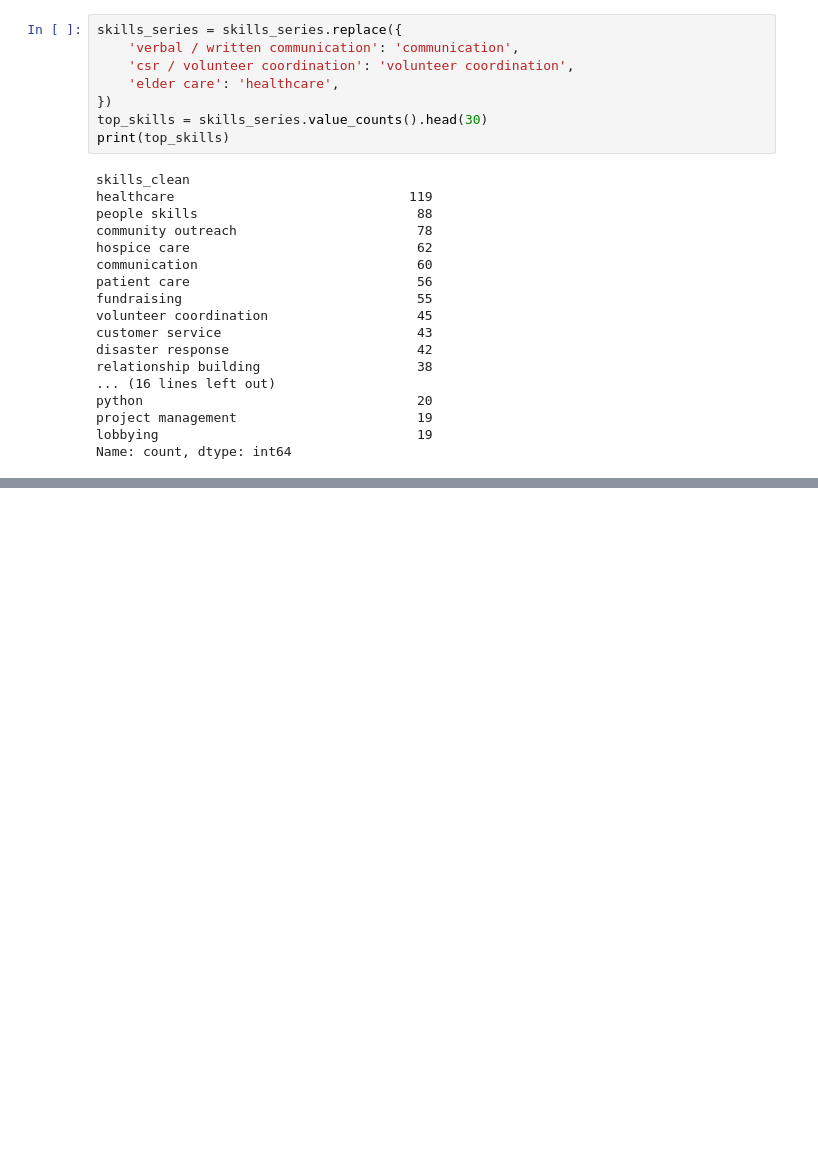
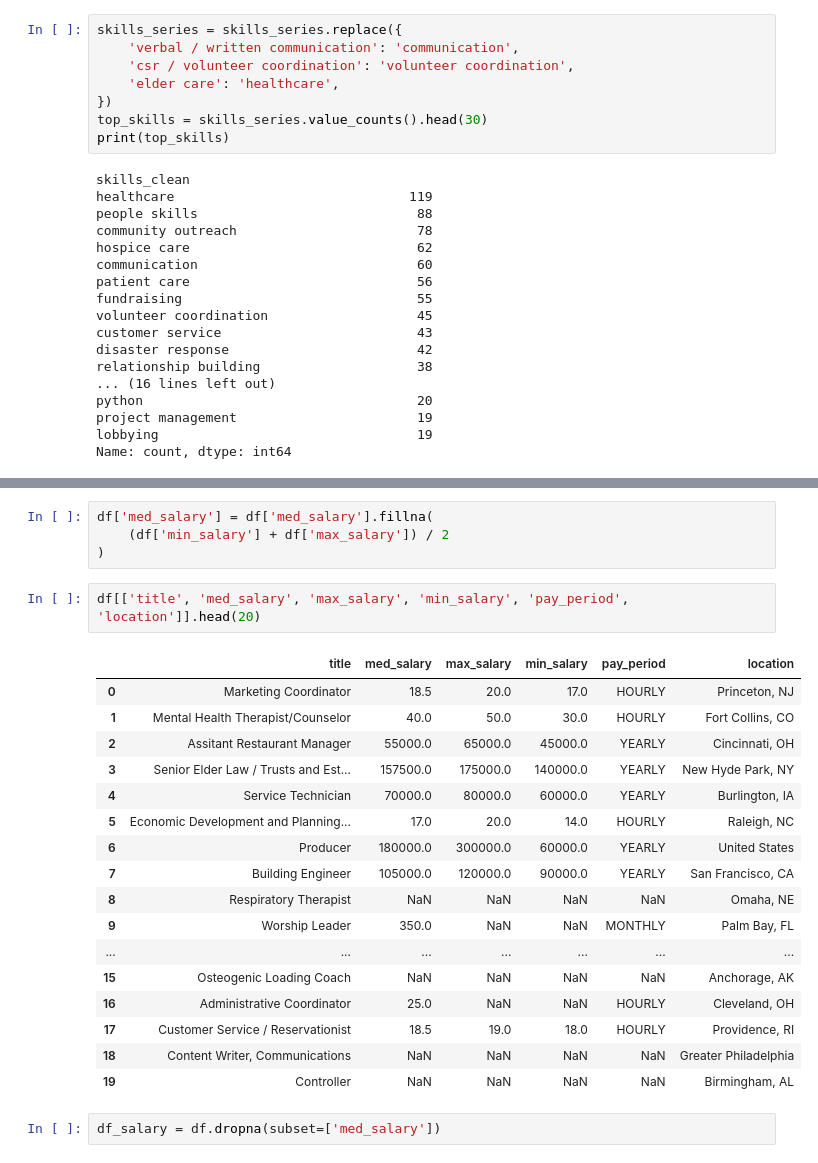
Before and after one commit to btyre1/JobMarketAnalysis, a Jupyter notebook: notebooks/notebook.ipynb, the cells around one changed output, grey strips where cells are left out. Cells and saved outputs as stored; diff of their text form; blank space fills up the shorter version.

```diff
--- a/notebooks/notebook.ipynb
+++ b/notebooks/notebook.ipynb
@@ -210,0 +242,26 @@ KeyError: ('med_salary', 'max_salary', 'min_salary')
+# %%
+df['med_salary'] = df['med_salary'].fillna(
+    (df['min_salary'] + df['max_salary']) / 2
+)
+# %%
+df[['title', 'med_salary', 'max_salary', 'min_salary', 'pay_period', 'location']].head(20)
+# %% [output]
+|  | title | med_salary | max_salary | min_salary | pay_period | location |
+| 0 | Marketing Coordinator | 18.5 | 20.0 | 17.0 | HOURLY | Princeton, NJ |
+| 1 | Mental Health Therapist/Counselor | 40.0 | 50.0 | 30.0 | HOURLY | Fort Collins, CO |
+| 2 | Assitant Restaurant Manager | 55000.0 | 65000.0 | 45000.0 | YEARLY | Cincinnati, OH |
+| 3 | Senior Elder Law / Trusts and Est... | 157500.0 | 175000.0 | 140000.0 | YEARLY | New Hyde Park, NY |
+| 4 | Service Technician | 70000.0 | 80000.0 | 60000.0 | YEARLY | Burlington, IA |
+| 5 | Economic Development and Planning... | 17.0 | 20.0 | 14.0 | HOURLY | Raleigh, NC |
+| 6 | Producer | 180000.0 | 300000.0 | 60000.0 | YEARLY | United States |
+| 7 | Building Engineer | 105000.0 | 120000.0 | 90000.0 | YEARLY | San Francisco, CA |
+| 8 | Respiratory Therapist | NaN | NaN | NaN | NaN | Omaha, NE |
+| 9 | Worship Leader | 350.0 | NaN | NaN | MONTHLY | Palm Bay, FL |
+| ... | ... | ... | ... | ... | ... | ... |
+| 15 | Osteogenic Loading Coach | NaN | NaN | NaN | NaN | Anchorage, AK |
+| 16 | Administrative Coordinator | 25.0 | NaN | NaN | HOURLY | Cleveland, OH |
+| 17 | Customer Service / Reservationist | 18.5 | 19.0 | 18.0 | HOURLY | Providence, RI |
+| 18 | Content Writer, Communications | NaN | NaN | NaN | NaN | Greater Philadelphia |
+| 19 | Controller | NaN | NaN | NaN | NaN | Birmingham, AL |
+# %%
+df_salary = df.dropna(subset=['med_salary'])
```
Also changed, not shown: parts of 5 cells of this notebook.
